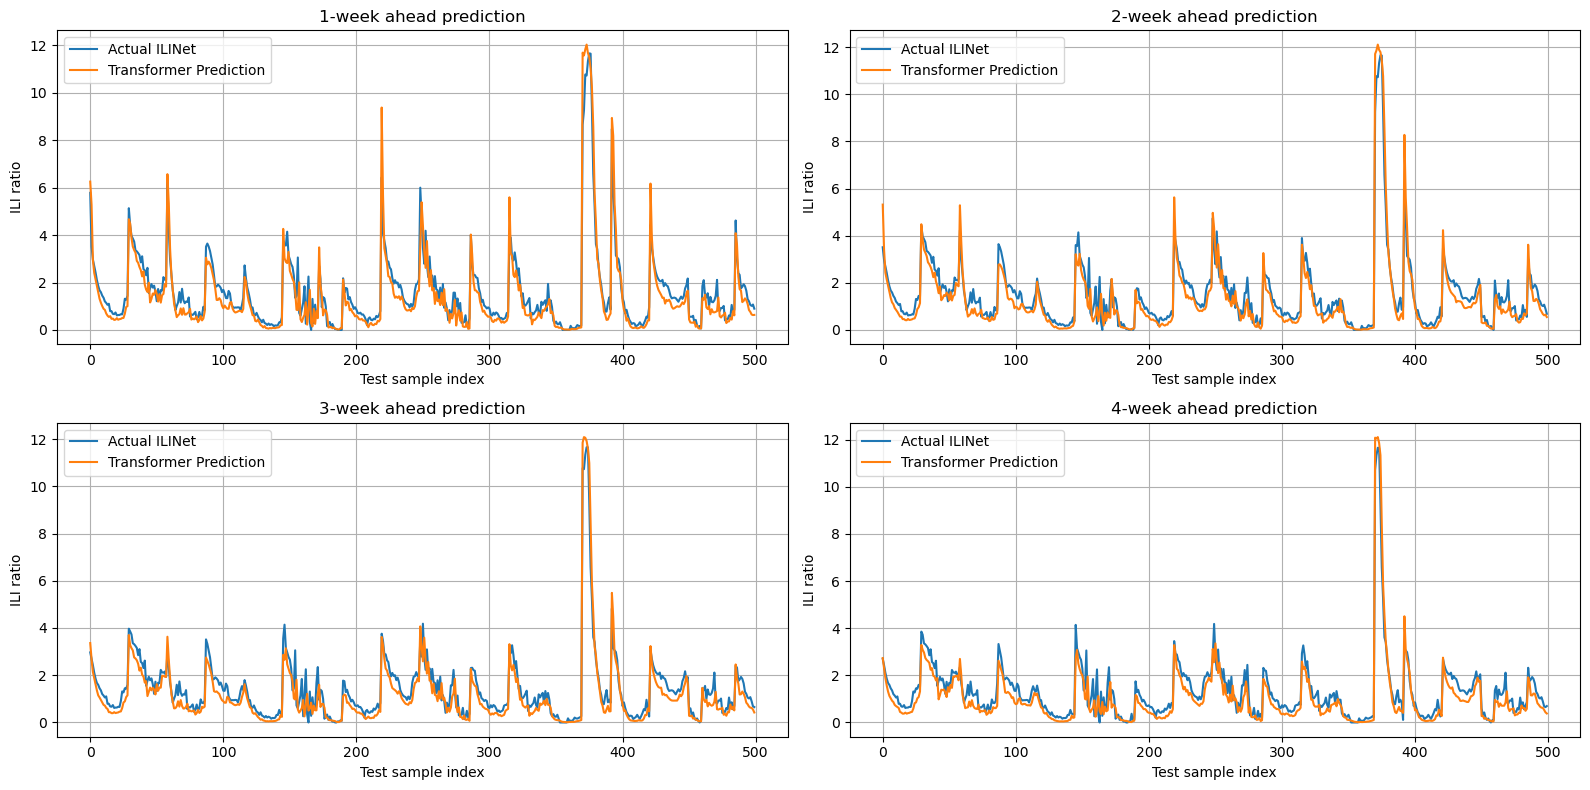
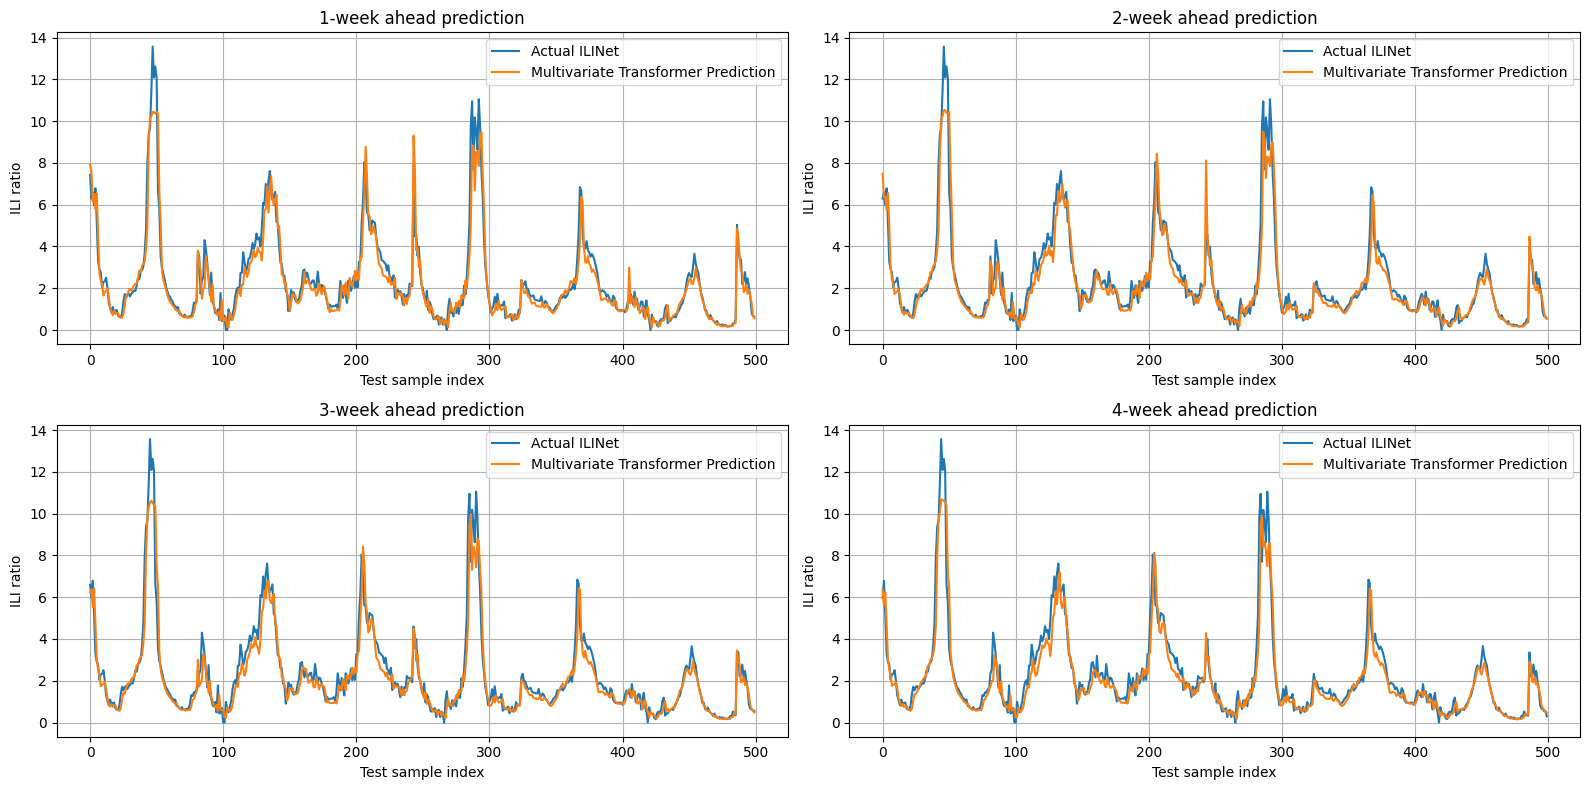
The notebook cell's code change between the first figure and the second:
--- before
+++ after
@@ -1,3 +1,3 @@
-y_true, y_pred = collect_predictions(best_multiv_trx_model, test_loader, pipeline.device)
+y_true, y_pred = collect_predictions(best_multiv_trx_model, multiv_test_loader, pipeline.device)
 
 fig, axes = plt.subplots(2, 2, figsize=(16, 8))
@@ -11,5 +11,5 @@
 
     ax.plot(actual, label="Actual ILINet")
-    ax.plot(pred, label="Transformer Prediction")
+    ax.plot(pred, label="Multivariate Transformer Prediction")
 
     ax.set_title(f"{h+1}-week ahead prediction")

Commit: update latest figure